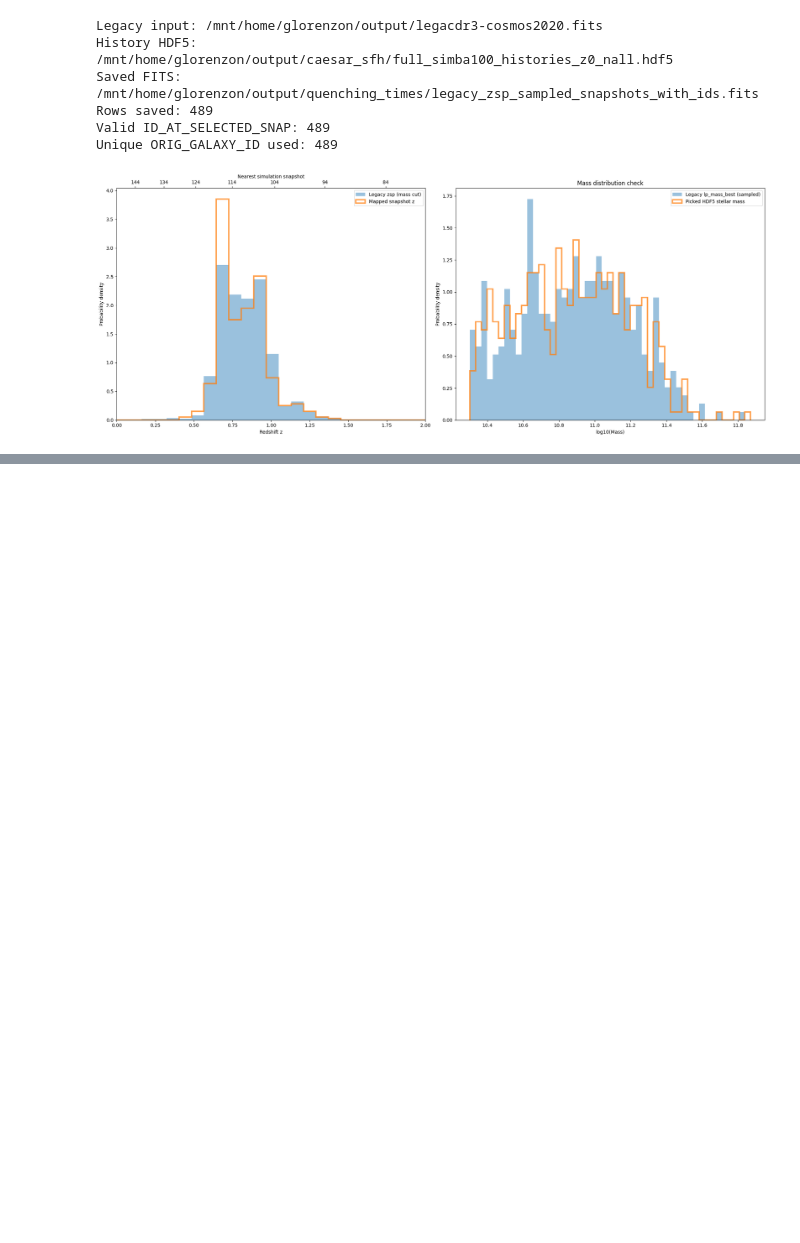
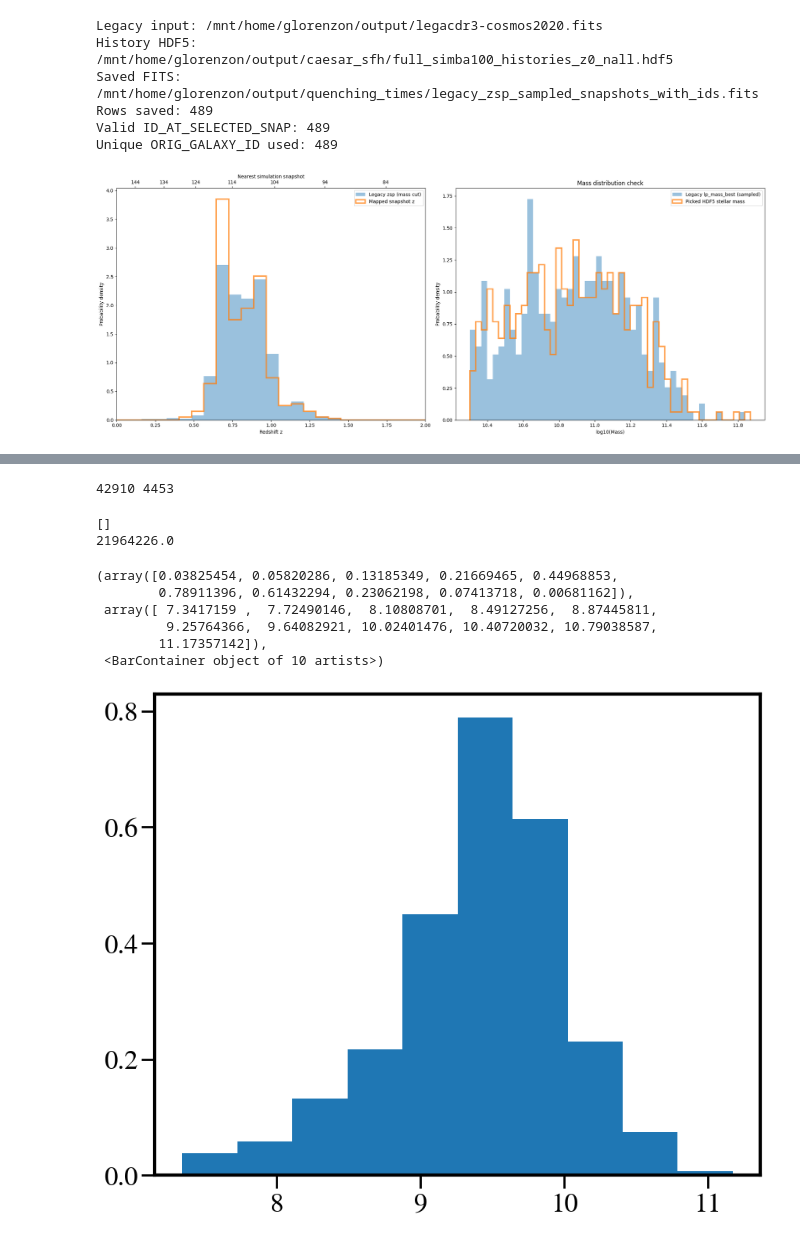
Before and after one commit to GiulianoLo/analize_simba_cgm, a Jupyter notebook: test_sfh_caesar.ipynb, the cells around one changed output, grey strips where cells are left out. Saved outputs shown, nothing was run; the diff lists cells and outputs as text; code cells hidden in the pictures; blank space fills up the shorter version.

```diff
--- a/test_sfh_caesar.ipynb
+++ b/test_sfh_caesar.ipynb
@@ -1090,0 +1073,24 @@ ValueError: x and y must have same first dimension, but have shapes (100,) and (
+# %%
+print(len(np.array([r['static_id'] for r in candidates], dtype=float)),
+     len(np.unique(np.array([r['static_id'] for r in candidates], dtype=float))))
+# %% [output]
+42910 4453
+# %%
+gggg = np.array([r['mgas'] for r in candidates])
+print(gggg[gggg==0])
+print(gggg.min())
+# %% [output]
+[]
+21964226.0
+# %%
+import matplotlib.pyplot as plt
+zsamp = [r['mgas'] for r in candidates]
+plt.hist(np.log10(zsamp), density=True, bins=10)
+# %% [output]
+(array([0.03825454, 0.05820286, 0.13185349, 0.21669465, 0.44968853,
+        0.78911396, 0.61432294, 0.23062198, 0.07413718, 0.00681162]),
+ array([ 7.3417159 ,  7.72490146,  8.10808701,  8.49127256,  8.87445811,
+         9.25764366,  9.64082921, 10.02401476, 10.40720032, 10.79038587,
+        11.17357142]),
+ <BarContainer object of 10 artists>)
+[figure, added]
```
Also changed, not shown: parts of 12 cells of this notebook, 1 other file.
